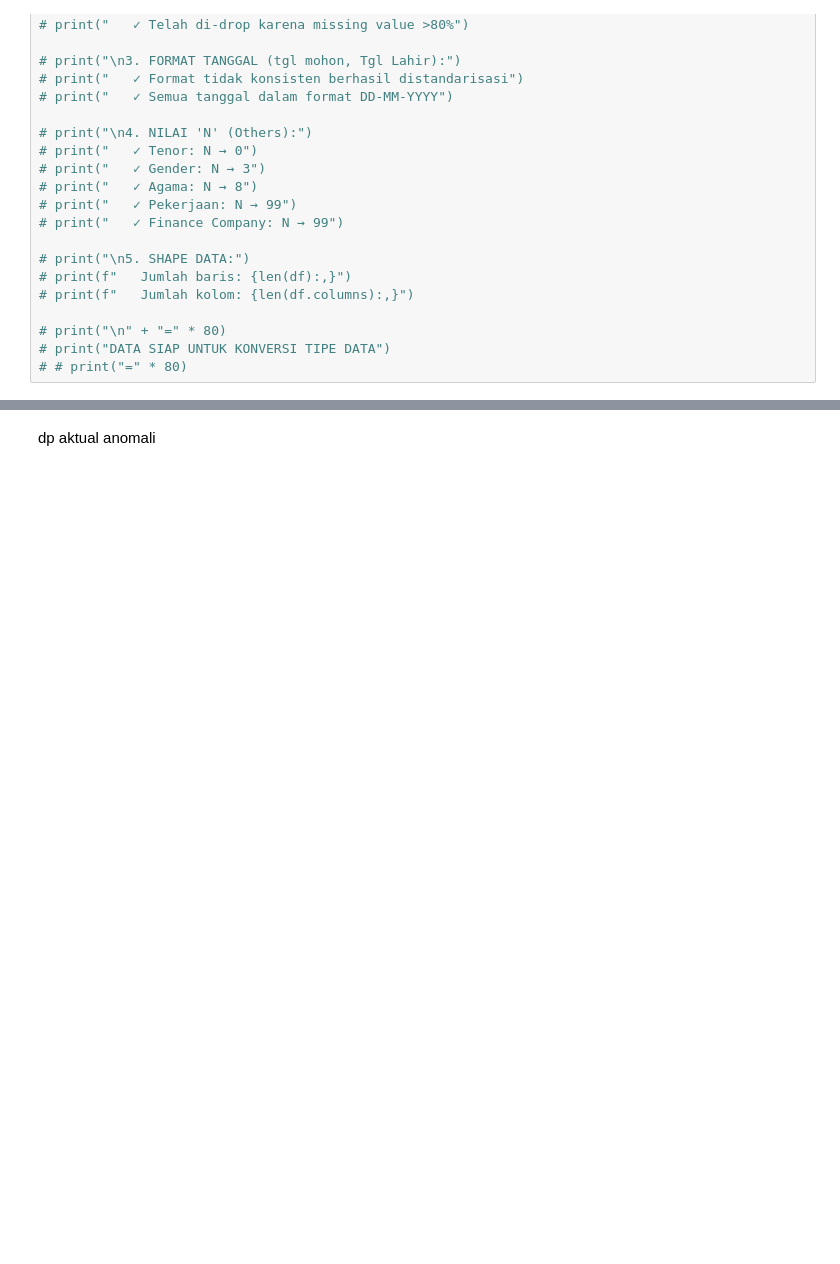
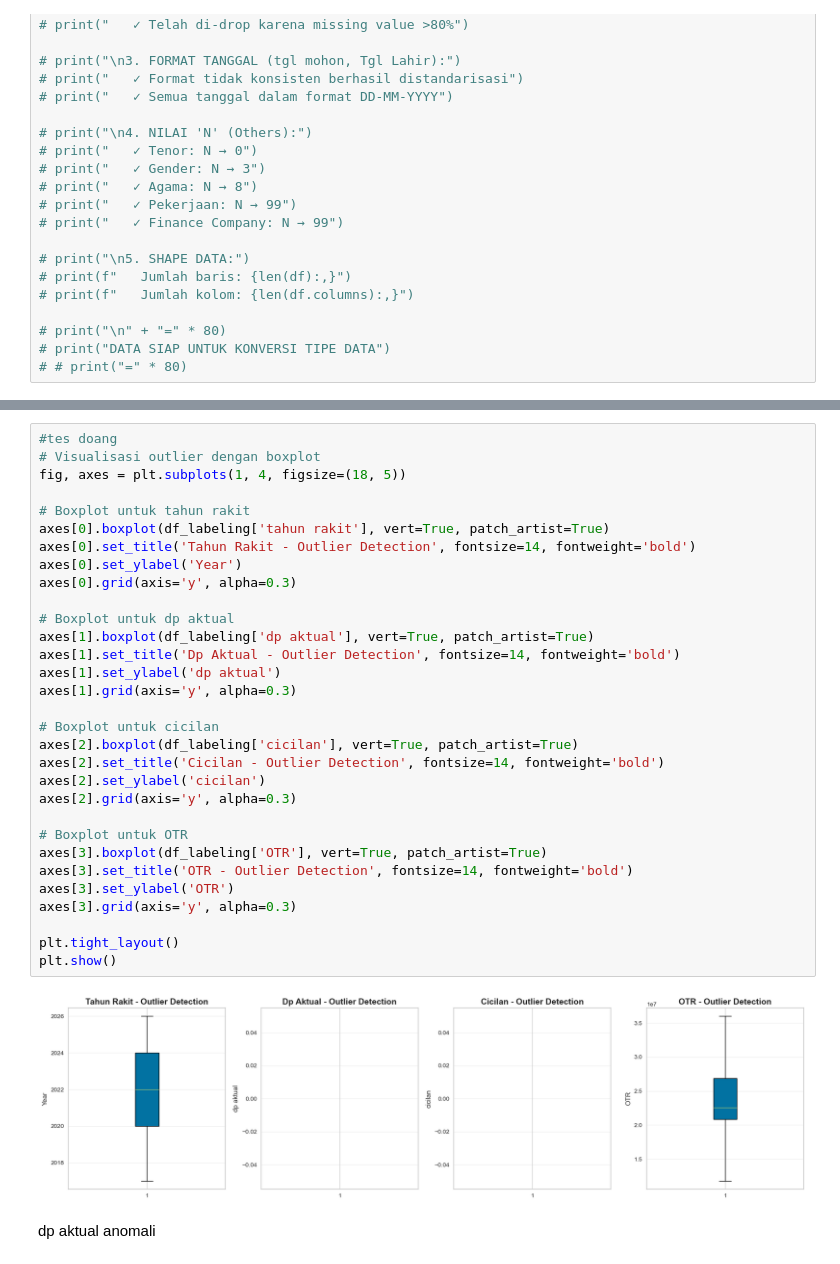
Before and after one commit to FauzanZF/UCSparc2026, a Jupyter notebook: fauzan969avere0.ipynb, the cells around one changed output, grey strips where cells are left out. Drawn from its saved outputs; the diff is of its cells as text; blank space fills up the shorter version.

```diff
--- a/fauzan969avere0.ipynb
+++ b/fauzan969avere0.ipynb
@@ -520,3 +729,36 @@ fitur yang dipakai: Tenor, tahun rakit (atau usia unit), dp aktual, cicilan, Cas
+# %%
+#tes doang
+# Visualisasi outlier dengan boxplot
+fig, axes = plt.subplots(1, 4, figsize=(18, 5))
+
+# Boxplot untuk tahun rakit
+axes[0].boxplot(df_labeling['tahun rakit'], vert=True, patch_artist=True)
+axes[0].set_title('Tahun Rakit - Outlier Detection', fontsize=14, fontweight='bold')
+axes[0].set_ylabel('Year')
+axes[0].grid(axis='y', alpha=0.3)
+
+# Boxplot untuk dp aktual
+axes[1].boxplot(df_labeling['dp aktual'], vert=True, patch_artist=True)
+axes[1].set_title('Dp Aktual - Outlier Detection', fontsize=14, fontweight='bold')
+axes[1].set_ylabel('dp aktual')
+axes[1].grid(axis='y', alpha=0.3)
+
+# Boxplot untuk cicilan
+axes[2].boxplot(df_labeling['cicilan'], vert=True, patch_artist=True)
+axes[2].set_title('Cicilan - Outlier Detection', fontsize=14, fontweight='bold')
+axes[2].set_ylabel('cicilan')
+axes[2].grid(axis='y', alpha=0.3)
+
+# Boxplot untuk OTR
+axes[3].boxplot(df_labeling['OTR'], vert=True, patch_artist=True)
+axes[3].set_title('OTR - Outlier Detection', fontsize=14, fontweight='bold')
+axes[3].set_ylabel('OTR')
+axes[3].grid(axis='y', alpha=0.3)
+
+plt.tight_layout()
+plt.show()
+# %% [output]
+[figure, added]
 # %% [markdown]
 dp aktual anomali
 # %%
```
Also changed, not shown: parts of 44 cells of this notebook.
